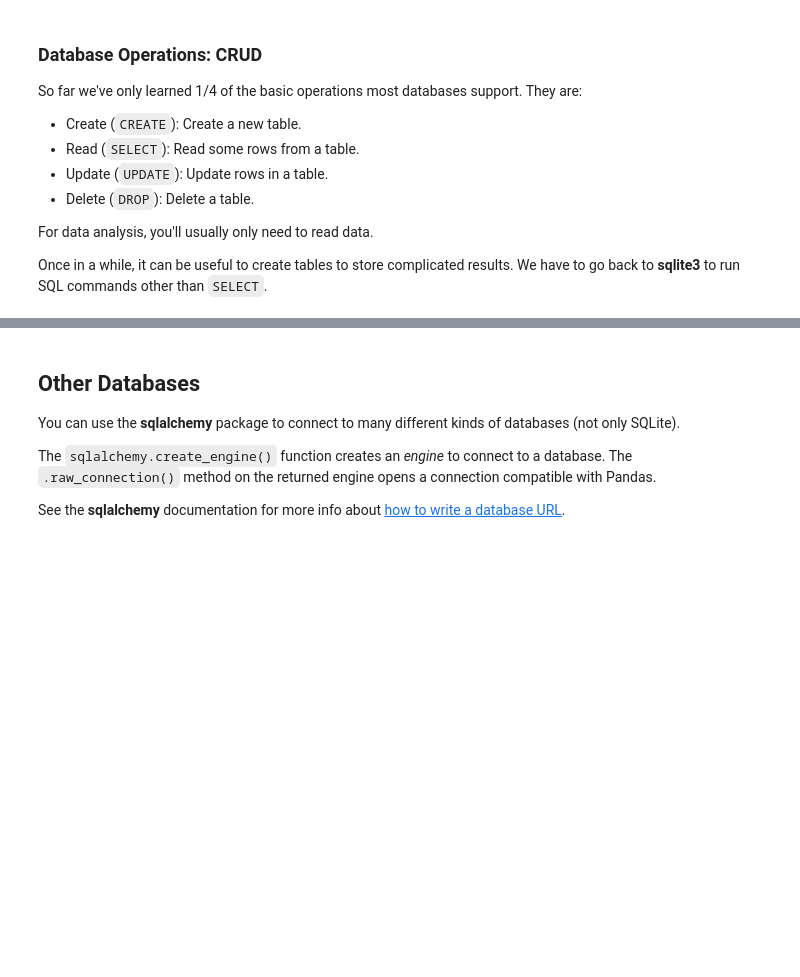
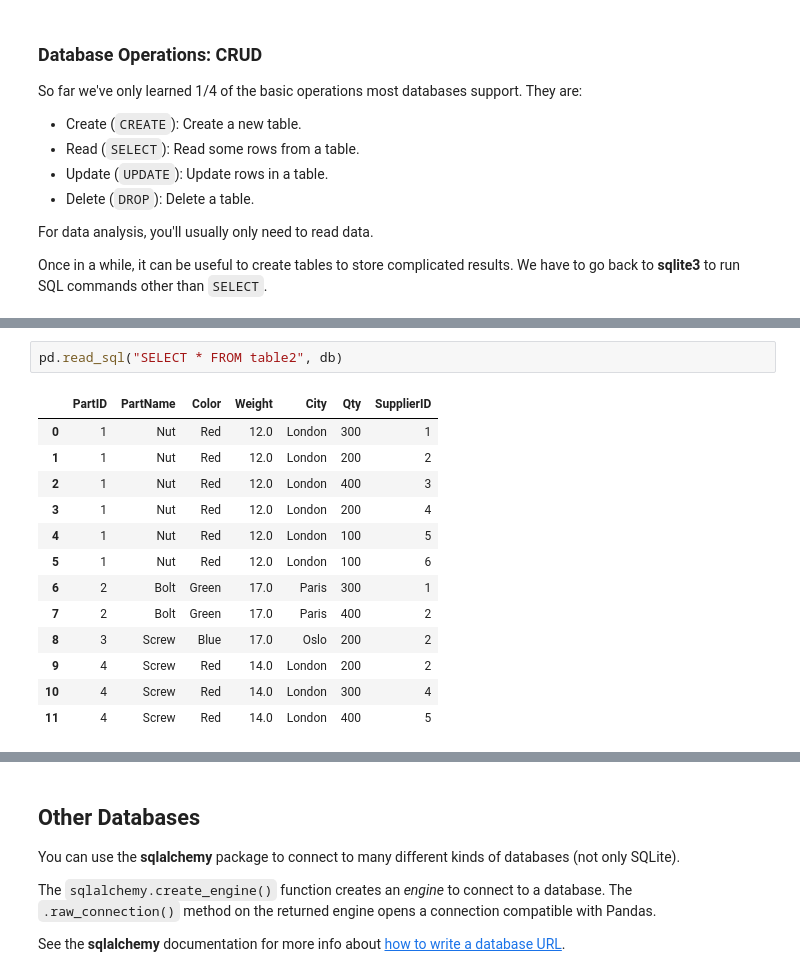
Before and after one commit to 2019-winter-ucdavis-sta141b/notes, a Jupyter notebook: lecture/02.26/notes.ipynb, the cells around one changed output, grey strips where cells are left out. Saved outputs shown, nothing was run; the diff lists cells and outputs as text; blank space fills up the shorter version.

```diff
--- a/lecture/02.26/notes.ipynb
+++ b/lecture/02.26/notes.ipynb
@@ -82,0 +274,16 @@ Once in a while, it can be useful to create tables to store complicated results.
+# %%
+pd.read_sql("SELECT * FROM table2", db)
+# %% [output]
+|  | PartID | PartName | Color | Weight | City | Qty | SupplierID |
+| 0 | 1 | Nut | Red | 12.0 | London | 300 | 1 |
+| 1 | 1 | Nut | Red | 12.0 | London | 200 | 2 |
+| 2 | 1 | Nut | Red | 12.0 | London | 400 | 3 |
+| 3 | 1 | Nut | Red | 12.0 | London | 200 | 4 |
+| 4 | 1 | Nut | Red | 12.0 | London | 100 | 5 |
+| 5 | 1 | Nut | Red | 12.0 | London | 100 | 6 |
+| 6 | 2 | Bolt | Green | 17.0 | Paris | 300 | 1 |
+| 7 | 2 | Bolt | Green | 17.0 | Paris | 400 | 2 |
+| 8 | 3 | Screw | Blue | 17.0 | Oslo | 200 | 2 |
+| 9 | 4 | Screw | Red | 14.0 | London | 200 | 2 |
+| 10 | 4 | Screw | Red | 14.0 | London | 300 | 4 |
+| 11 | 4 | Screw | Red | 14.0 | London | 400 | 5 |
```
Also changed, not shown: parts of 26 cells of this notebook.
